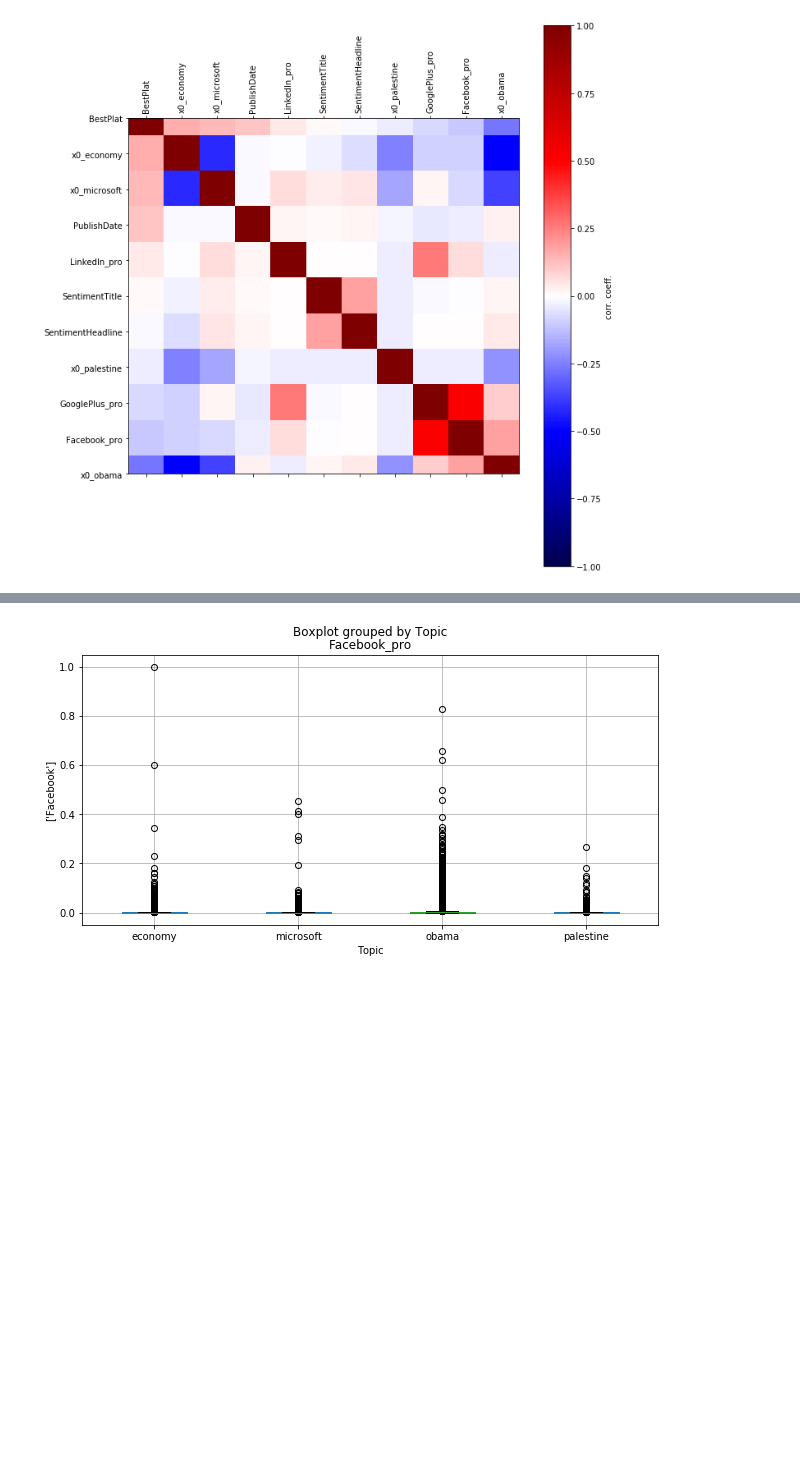
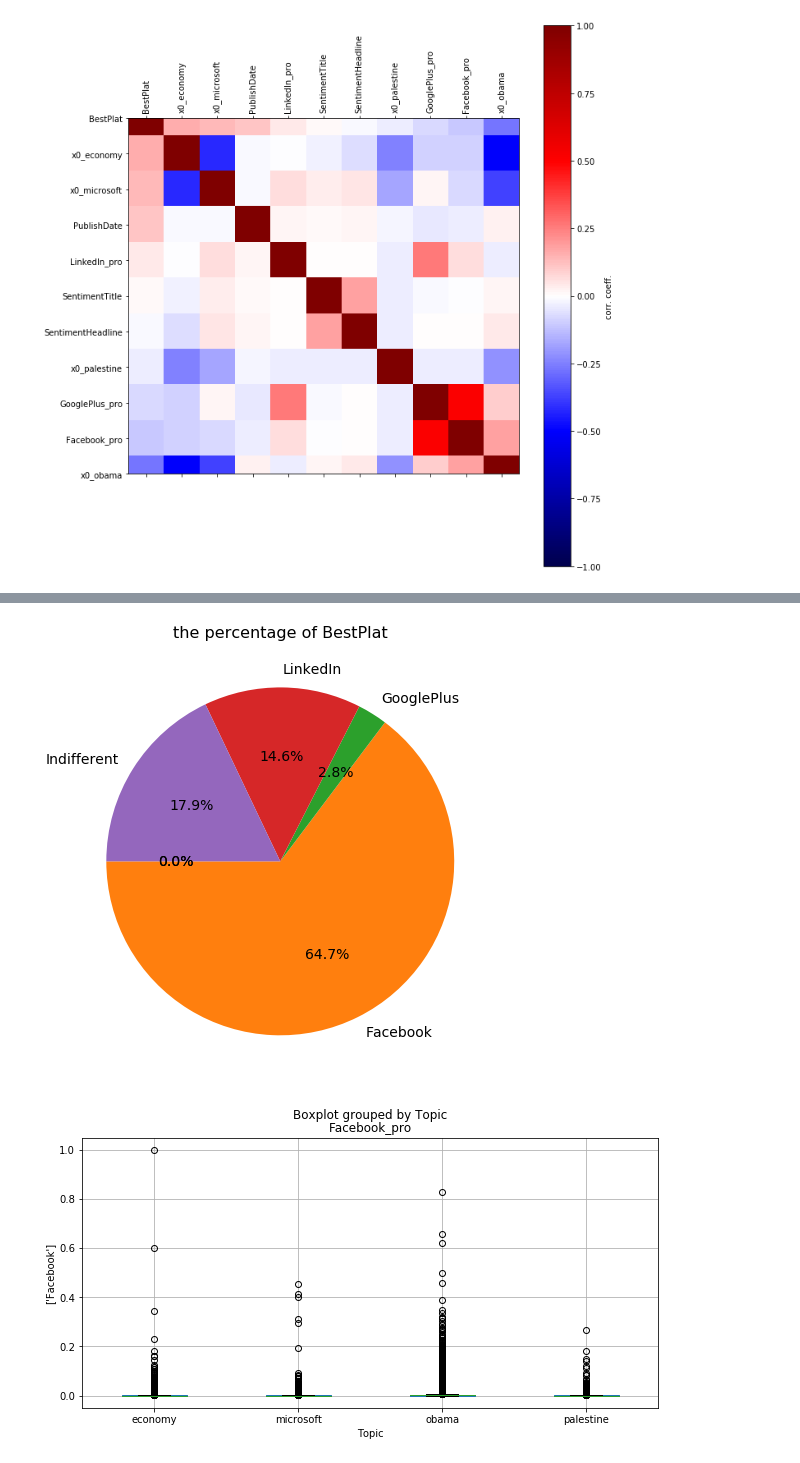
Before and after one commit to zshen15/data1030_project, a Jupyter notebook: src/EDA.ipynb, the cells around one changed output, grey strips where cells are left out. Cells and saved outputs as stored; diff of their text form; code cells hidden in the pictures; blank space fills up the shorter version.

```diff
--- a/src/EDA.ipynb
+++ b/src/EDA.ipynb
@@ -47,3 +68,21 @@ for x in topic:
+# %%
+labels = ['','Facebook','GooglePlus','LinkedIn','Indifferent','']
+share = [0,0.647257, 0.027675, 0.145847, 0.179221,0]
+
+explode = [0, 0, 0, 0, 0, 0]
+
+plt.figure(figsize=(10,8))
+plt.axes(aspect=1)
+
+plt.pie(share, explode = explode,
+        labels = labels, autopct = '%3.1f%%',
+        startangle = 180, textprops={'fontsize': 14})
+
+plt.title('the percentage of BestPlat',fontsize = 16)
+
+plt.show()
+# %% [output]
+[figure, added]
 # %%
 label = 'Topic'
 df[['Facebook_pro',label]].boxplot(by=label,figsize=(10,5))
```
Also changed, not shown: parts of 4 cells of this notebook, 18 other files.
